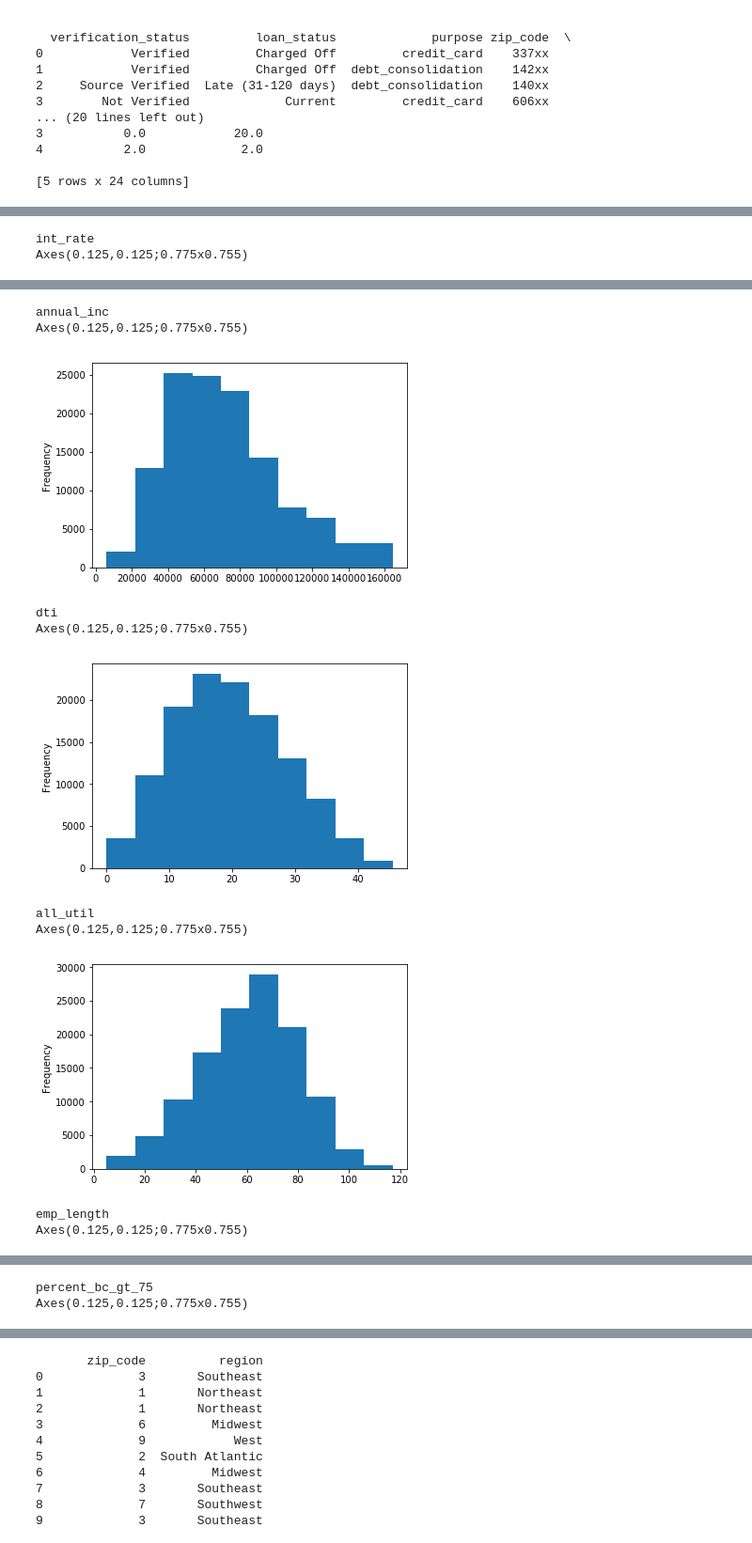
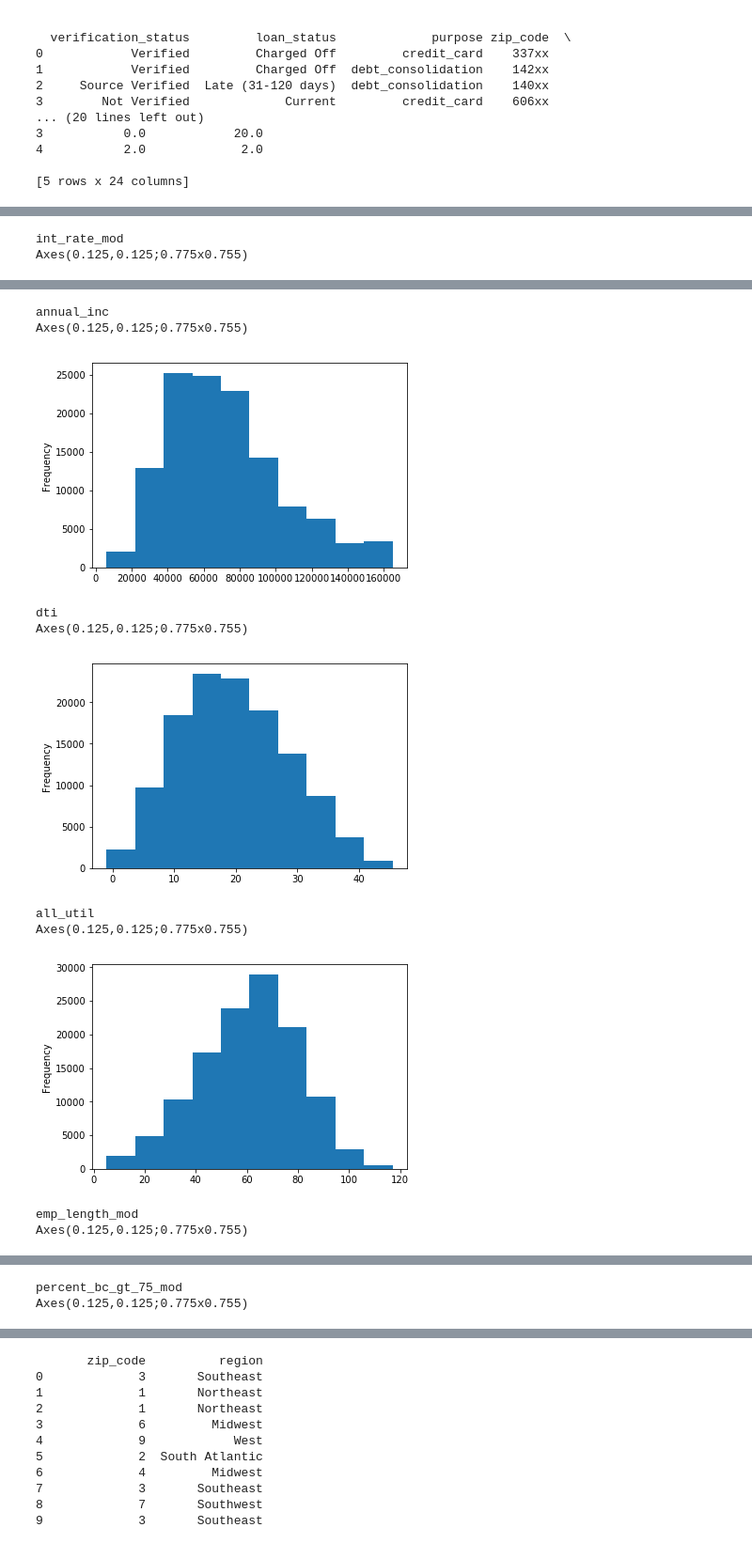
Before and after one commit to william-a-hughes/Springboard_Intermediate_Data_Science_Python, a Jupyter notebook: WHughes-Data_Wrangling.ipynb, the cells around one changed output, grey strips where cells are left out. Shown at 94% size. Saved outputs shown, nothing was run; the diff lists cells and outputs as text; code cells hidden in the pictures.

```diff
--- a/WHughes-Data_Wrangling.ipynb
+++ b/WHughes-Data_Wrangling.ipynb
@@ -369,8 +372,8 @@ All NaN values are removed!
 #statistics as a result of removing all the remaining rows with NaN values. These are the stats after NaN removal:
 #let's create a sublist of the selected columns
 
-var_sublist_after = ['loan_amnt','int_rate','grade','annual_inc','loan_status','purpose','dti','delinq_2yrs','pub_rec_bankruptcies',
-'all_util','num_accts_ever_120_pd','percent_bc_gt_75']
+var_sublist_after = ['loan_amnt','int_rate_mod','grade','annual_inc','loan_status','purpose','dti','delinq_2yrs','pub_rec_bankruptcies',
+'all_util','num_accts_ever_120_pd','percent_bc_gt_75_mod']
 
 for col in var_sublist_after:
     print(loan_subset[[col]].describe())
@@ -400,7 +403,7 @@ max          100.000000
 # %%
 #let's plot histograms of all the numerical variables to inspect for possible problematic outliers
-non_categorical_vars =['loan_amnt','int_rate','annual_inc','emp_length','dti','delinq_2yrs','pub_rec_bankruptcies',
-'all_util','num_accts_ever_120_pd','percent_bc_gt_75','num_bc_tl','num_il_tl','num_rev_accts','tax_liens','pct_tl_nvr_dlq',
+non_categorical_vars =['loan_amnt','int_rate_mod','annual_inc','emp_length_mod','dti','delinq_2yrs','pub_rec_bankruptcies',
+'all_util','num_accts_ever_120_pd','percent_bc_gt_75_mod','num_bc_tl','num_il_tl','num_rev_accts','tax_liens','pct_tl_nvr_dlq',
 'inq_last_12m','mo_sin_rcnt_tl']
 
 
@@ -409,10 +412,6 @@ for i in non_categorical_vars:
     print(loan_subset[i].plot(kind = 'hist'))
     plt.show()
 
-
-
-
-
 #through inspection of the histograms in addition to descriptive statistics provided in the previous cell, it is
 #obvious that outliers are present for most of the variables. However, these outliers don't appear to be a result
 #of data entry error, but rather as a result of random variation. Nevertheless, these outliers are so far from the
@@ -423,8 +442,6 @@ for i in non_categorical_vars:
 #let's remove it to avoid any future issues. let's also remove zeros in order to allow log transformation if needed later
 
 #remove negative min value
-#loan_subset = loan_subset[loan_subset['dti'] >= 0 ]
-
-loan_subset = loan_subset[loan_subset['dti'] > 0 ]
+loan_subset = loan_subset[loan_subset['dti'] >= 0 ]
 
 print(loan_subset['dti'].describe())
@@ -431,9 +458,5 @@ print(loan_subset['dti'].describe())
 # %%
-#Log transformation on a pandas column
-
-#df['log_column'] = np.log(df['column'])
-
-df = loan_subset.copy()
+#df = loan_subset.copy()
 #IQR functions transformation on a pandas column
 import numpy as np
 def filter_iqr_outliers_mask(data, iqr_multiple=1.5):
@@ -448,16 +471,16 @@ def filter_iqr_outliers_mask(data, iqr_multiple=1.5):
 # Drop those rows
 #df = df[is_outlier_mask==False]
 
-mask = df['annual_inc'] == df['annual_inc'] #gives one True per row
+mask = loan_subset['annual_inc'] == loan_subset['annual_inc'] #gives one True per row
 
 #for col in ['annual_inc', 'colname2', 'colnameN']:
 #    mask = mask & filter_iqr_outliers_mask(df[col])
 
-varlist = ['loan_amnt','int_rate','annual_inc','dti','all_util','emp_length','percent_bc_gt_75']
+varlist = ['loan_amnt','int_rate_mod','annual_inc','dti','all_util','emp_length_mod','percent_bc_gt_75_mod']
 for col in varlist:
-    mask = mask & filter_iqr_outliers_mask(df[col])
+    mask = mask & filter_iqr_outliers_mask(loan_subset[col])
 
-df = df[mask]
+loan_subset = loan_subset[mask]
 
 
 #print(np.percentile(loan_subset['annual_inc'], 99))
@@ -471,35 +494,33 @@ df = df[mask]
 
 #print(lc[is_outlier_mask==True])
 # %%
-df['int_rate'] = np.log(df['int_rate'])
-#df['loan_amnt'] = np.log(df['loan_amnt'])
-#df['annual_inc'] = np.log(df['annual_inc'])
-
+#log transform int_rate_mod
+loan_subset['int_rate_mod'] = np.log(loan_subset['int_rate_mod'])
 
 for i in varlist:
     print(str(i))
-    print(df[i].plot(kind = 'hist'))
+    print(loan_subset[i].plot(kind = 'hist'))
     plt.show()
 # %% [output]
 loan_amnt
 Axes(0.125,0.125;0.775x0.755)
 [figure]
-int_rate
+int_rate_mod
 Axes(0.125,0.125;0.775x0.755)
 [figure]
 annual_inc
 Axes(0.125,0.125;0.775x0.755)
 [figure]
 dti
 Axes(0.125,0.125;0.775x0.755)
-[figure, old version]
+[figure, new version]
 all_util
 Axes(0.125,0.125;0.775x0.755)
 [figure]
-emp_length
+emp_length_mod
 Axes(0.125,0.125;0.775x0.755)
 [figure]
-percent_bc_gt_75
+percent_bc_gt_75_mod
 Axes(0.125,0.125;0.775x0.755)
 [figure]
 # %%
```
Also changed, not shown: parts of 17 cells of this notebook.
